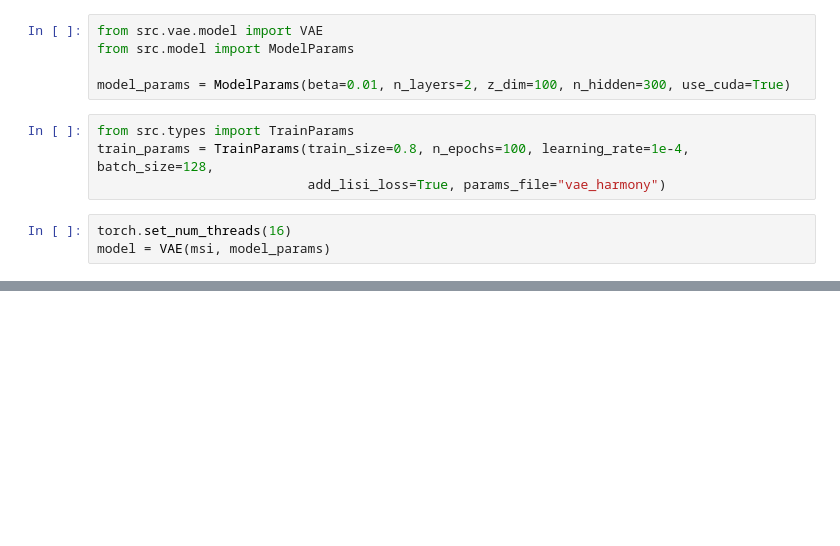
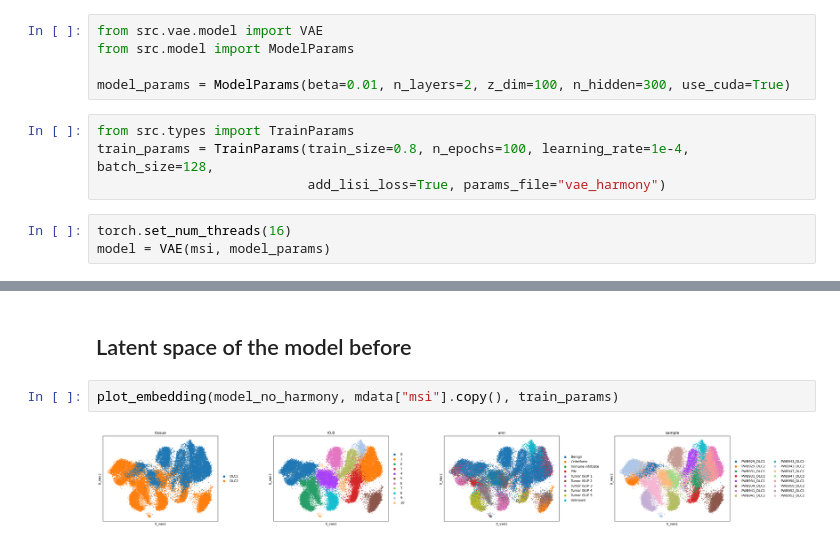
Before and after one commit to annkamsk/mvae, a Jupyter notebook: VAE_with_harmony.ipynb, the cells around one changed output, grey strips where cells are left out. Saved outputs shown, nothing was run; the diff lists cells and outputs as text; blank space fills up the shorter version.

```diff
--- a/VAE_with_harmony.ipynb
+++ b/VAE_with_harmony.ipynb
@@ -36,0 +116,6 @@ EarlyStopping (epoch: 1): valid loss improved to 0.9450421324416772
+# %% [markdown]
+## Latent space of the model before
+# %%
+plot_embedding(model_no_harmony, mdata["msi"].copy(), train_params)
+# %% [output]
+[figure, added]
```
Also changed, not shown: parts of 12 cells of this notebook, 2 other files.
